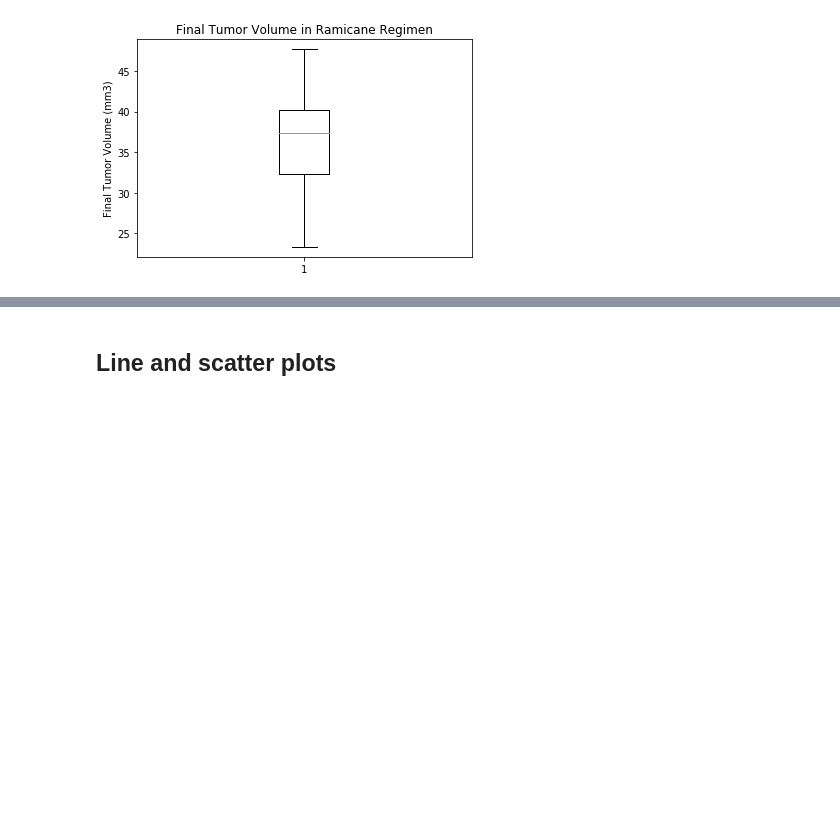
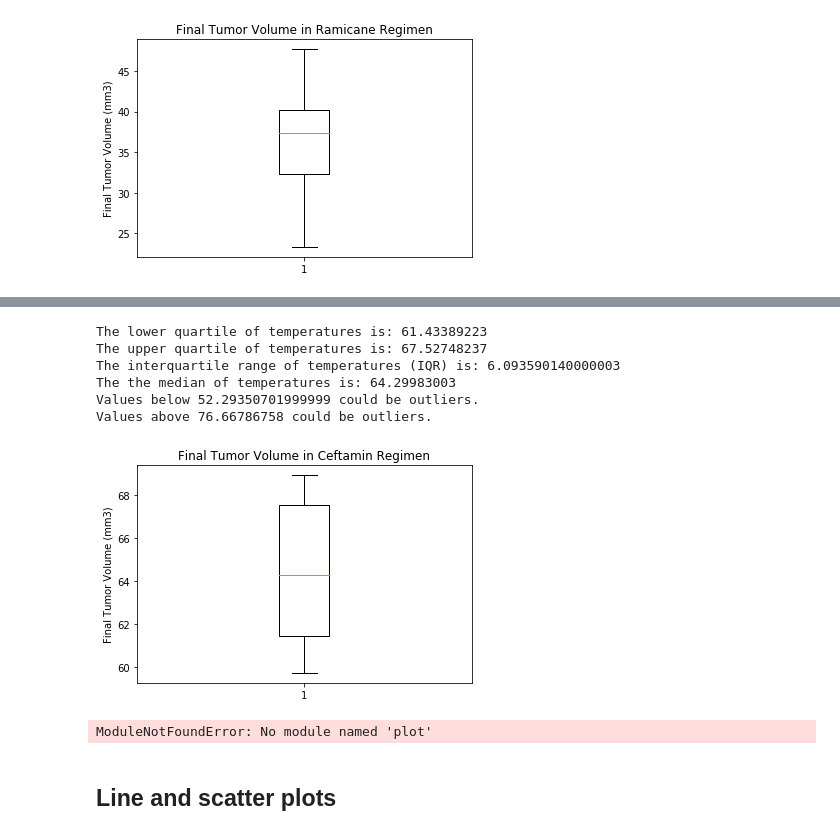
Before and after one commit to nguyenpe17/Matplotlib-The-Power-of-Plots, a Jupyter notebook: pymaceuticals_starter.ipynb, the cells around one changed output, grey strips where cells are left out. Drawn from its saved outputs; the diff is of its cells as text; code cells hidden in the pictures; blank space fills up the shorter version.

```diff
--- a/pymaceuticals_starter.ipynb
+++ b/pymaceuticals_starter.ipynb
@@ -294,0 +354,4 @@ plt.show()
+# %%
+# Select data for Ceftamin regimen and reset index
+cef_data_df = max_df[max_df['Drug Regimen'].isin(['Ceftamin'])]
+cef_data_df.head().reset_index()
@@ -294,0 +365,5 @@ plt.show()
+# %%
+# Convert column "Tumor Volume" of the Ceftamin regimen into a dataframe object
+cef_list = cef_data_df.sort_values(["Tumor Volume (mm3)"], ascending=True).reset_index()
+cef_list = cef_list["Tumor Volume (mm3)"]
+cef_list
@@ -295,5 +385,68 @@ plt.show()
+# %%
+# Calcuate quartile calculation - Ceftamin
+quartiles = cef_list.quantile([.25,.5,.75])
+lowerq = quartiles[0.25]
+upperq = quartiles[0.75]
+iqr = upperq-lowerq
+
+print(f"The lower quartile of temperatures is: {lowerq}")
+print(f"The upper quartile of temperatures is: {upperq}")
+print(f"The interquartile range of temperatures (IQR) is: {iqr}")
+print(f"The the median of temperatures is: {quartiles[0.5]} ")
+
+lower_bound = lowerq - (1.5*iqr)
+upper_bound = upperq + (1.5*iqr)
+print(f"Values below {lower_bound} could be outliers.")
+print(f"Values above {upper_bound} could be outliers.")
+# %% [output]
+The lower quartile of temperatures is: 61.43389223
+The upper quartile of temperatures is: 67.52748237
+The interquartile range of temperatures (IQR) is: 6.093590140000003
+The the median of temperatures is: 64.29983003
+Values below 52.29350701999999 could be outliers.
+Values above 76.66786758 could be outliers.
+# %%
+# Potential Outliers
+fig1, ax1 = plt.subplots()
+ax1.set_title('Final Tumor Volume in Ceftamin Regimen')
+ax1.set_ylabel('Final Tumor Volume (mm3)')
+ax1.boxplot(cef_list)
+plt.show()
+# %% [output]
+[figure, added]
 # %%
 # Generate a box plot of the final tumor volume of each mouse across four regimens of interest
+# %%
+import plot.graph_objects as go
+import plotly.offline as pyo
+trace0 = go.Box(
+        y = cap_list,
+        name = 'Capomulin'
+)
+trace1 = go.Box(
+        y = ram_list,
+        name = 'Ramicane'
+)
+trace2 = go.Box(
+        y = inf_list,
+        name = 'Infubinol'
+)
+trace3 = go.Box(
+        y = cef_list,
+        name = 'Ceftamin'
+)
+
+
+data = [trace0, trace1, trace2, trace3]
+layout = go.Layout(title = "Final tumor volume for the four most promising treatment regimens")
+
+
+
+fig = go.Figure(data=data, layout=layout)
+
+pyo.plot(fig)
+# %% [output]
+ModuleNotFoundError: No module named 'plot'
 # %% [markdown]
 ## Line and scatter plots
 # %%
```
Also changed, not shown: parts of 6 cells of this notebook.
